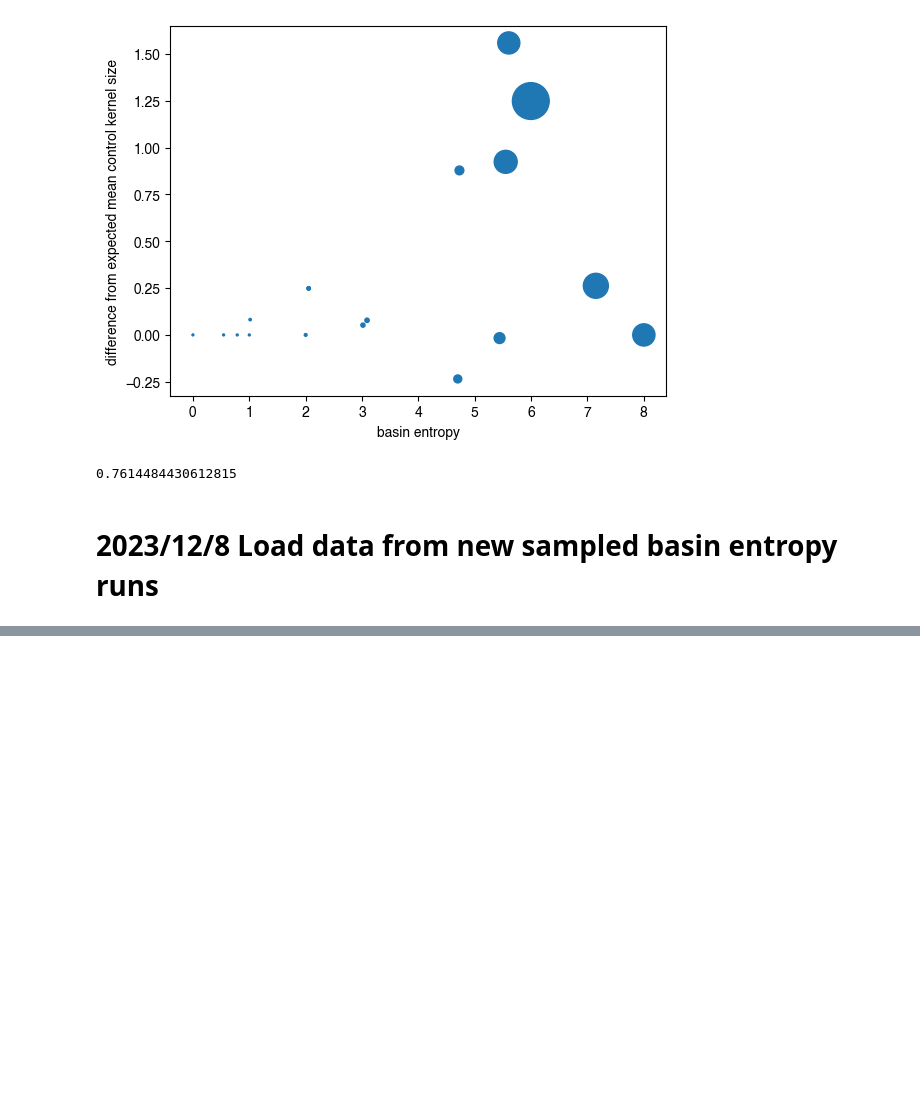
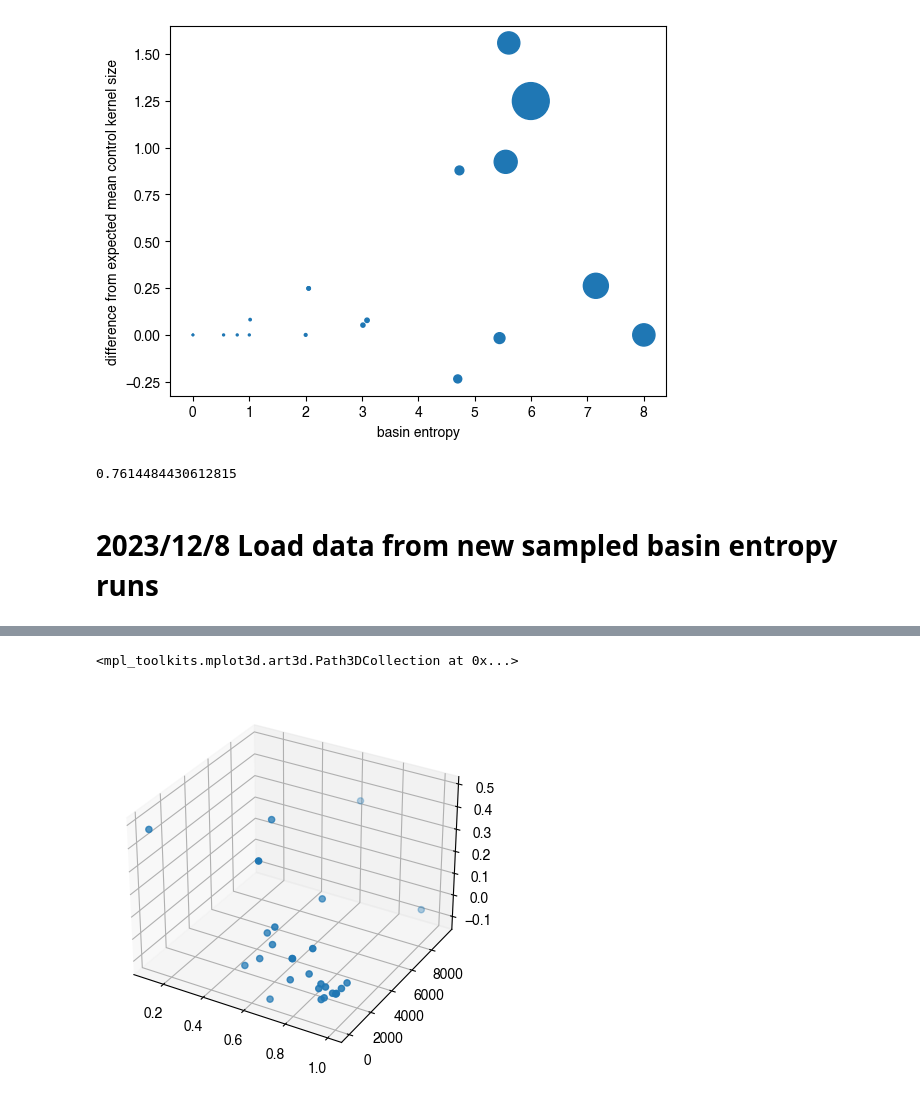
Before and after one commit to bcdaniels/Control-of-Synthetic-Boolean-Networks, a Jupyter notebook: CK_vs_entropy/cell-collective-basin-entropy.ipynb, the cells around one changed output, grey strips where cells are left out. Saved outputs shown, nothing was run; the diff lists cells and outputs as text; code cells hidden in the pictures; blank space fills up the shorter version.

```diff
--- a/CK_vs_entropy/cell-collective-basin-entropy.ipynb
+++ b/CK_vs_entropy/cell-collective-basin-entropy.ipynb
@@ -236,0 +272,13 @@ plt.axis(xmin=0,xmax=1)
+# %%
+# drop case with numerical error
+df = df[df['basin_entropy_NSB'] < 1e5]
+# %%
+fig = plt.figure()
+ax = fig.add_subplot(111, projection='3d')
+
+ax.scatter(df['fraction_of_max_basin_entropy'],
+           df['num_attractors'],
+           df['fractional difference from expected mean control kernel size'])
+# %% [output]
+<mpl_toolkits.mplot3d.art3d.Path3DCollection at 0x...>
+[figure, added]
```
Also changed, not shown: parts of 51 cells of this notebook.
